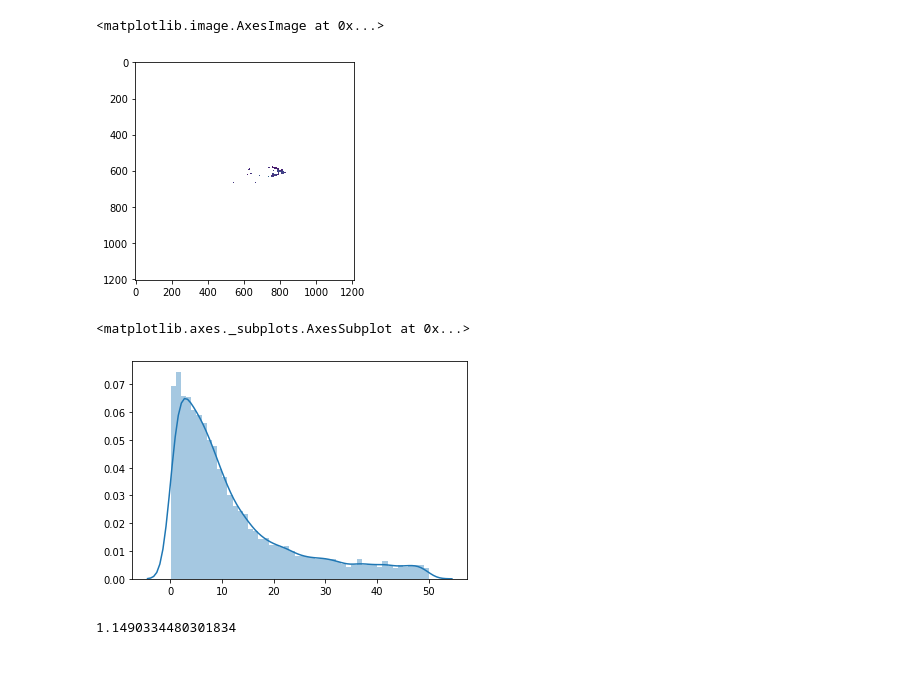
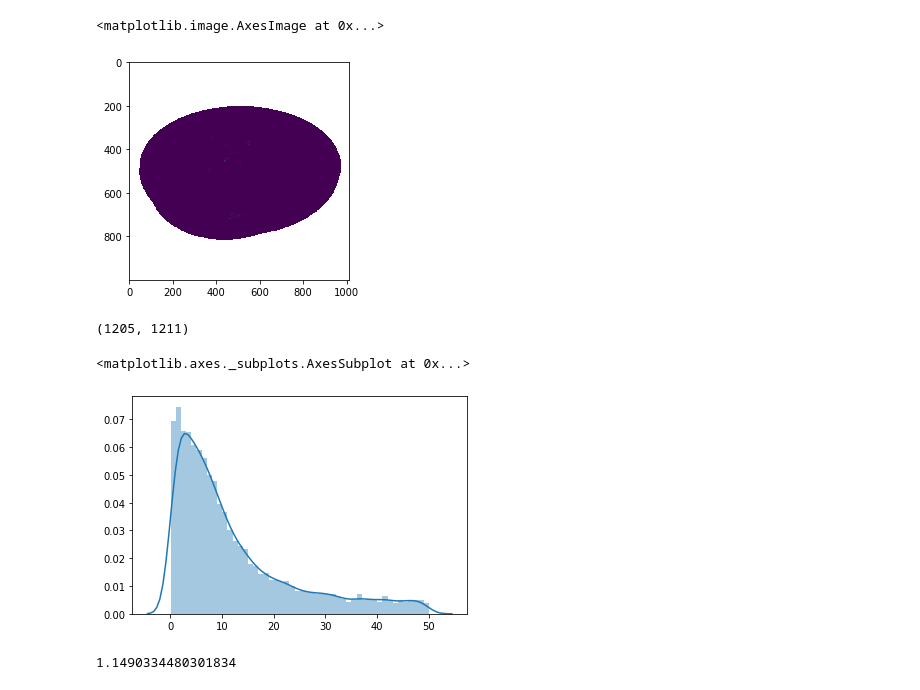
Before and after one commit to FionaLippert/birdMigration, a Jupyter notebook: Untitled.ipynb, the cells around one changed output. Cells and saved outputs as stored; diff of their text form; code cells hidden in the pictures.

```diff
--- a/Untitled.ipynb
+++ b/Untitled.ipynb
@@ -15,16 +16,17 @@ arr = fcontent['VID_data/data']
 arr2 = arr.copy()
 arr2[arr2 > 50] = np.nan
 arr2[arr2 == 0] = np.nan
-# %%
-plt.imshow(arr2)
-# %% [output]
-<matplotlib.image.AxesImage at 0x...>
-[figure, removed]
+# %%
+plt.imshow(arr[100:1100, 200:])
+# %% [output]
+<matplotlib.image.AxesImage at 0x...>
+[figure, added]
 # %%
-
+print(arr.shape)
 sb.distplot(arr2.flatten())
 # %% [output]
-<matplotlib.axes._subplots.AxesSubplot at 0x...>
+(1205, 1211)
+<matplotlib.axes._subplots.AxesSubplot at 0x...>
 [figure]
 # %%
 np.nanmean(arr2[arr2<50])
```
Also changed, not shown: parts of 6 cells of this notebook, 3 other files.
